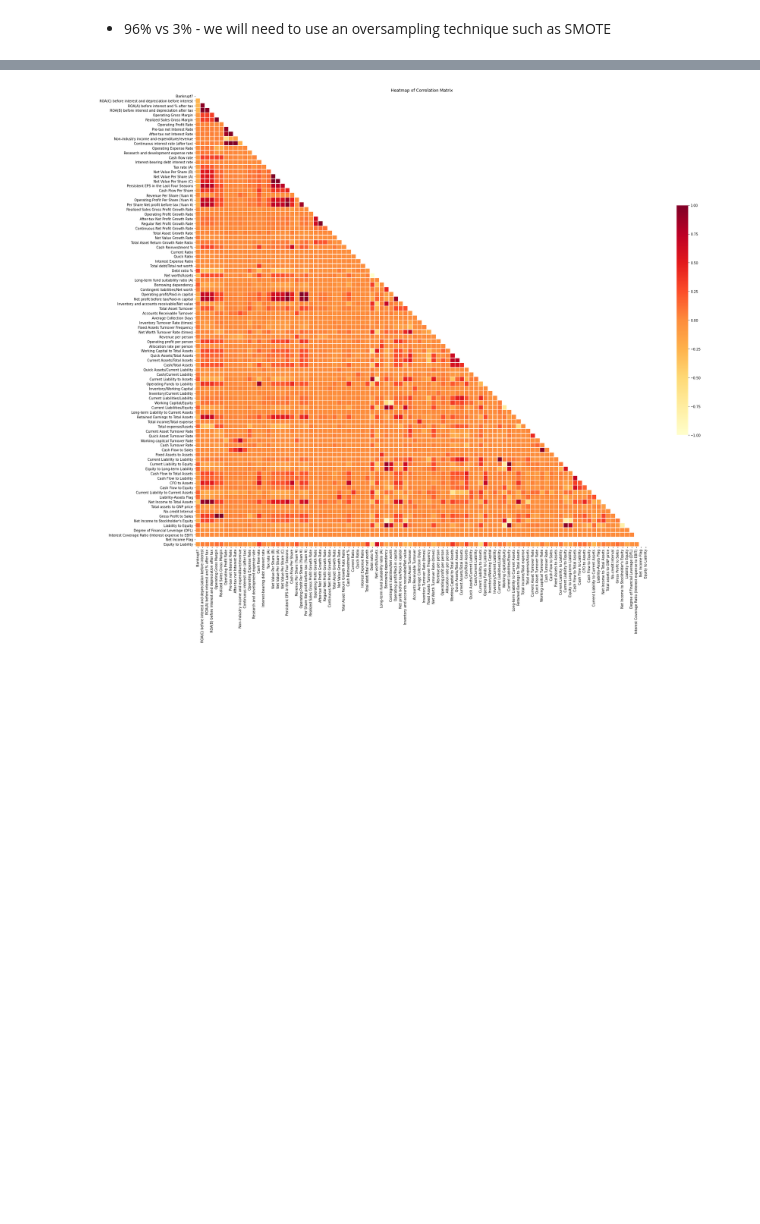
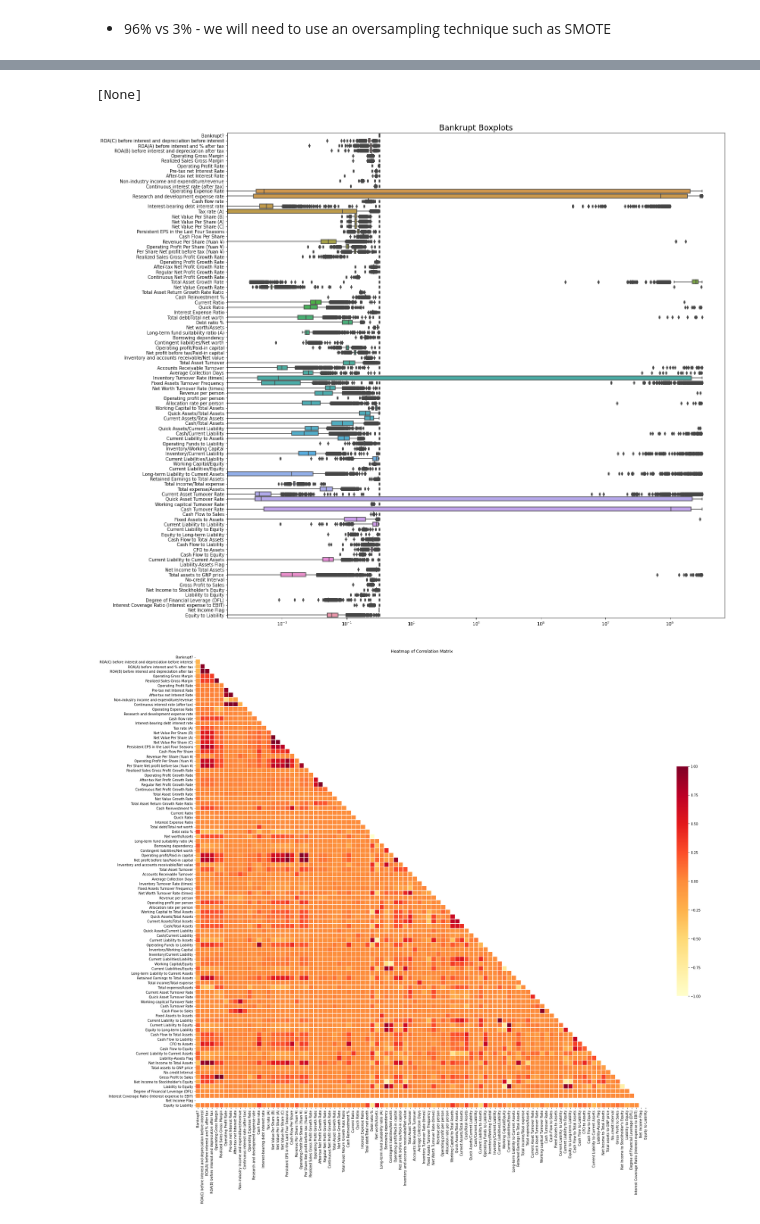
Before and after one commit to ramilchai/project3, a Jupyter notebook: ramil.ipynb, the cells around one changed output, grey strips where cells are left out. Saved outputs shown, nothing was run; the diff lists cells and outputs as text; code cells hidden in the pictures; blank space fills up the shorter version.

```diff
--- a/ramil.ipynb
+++ b/ramil.ipynb
@@ -95,3 +104,12 @@ Name: Bankrupt?, dtype: int64
+# %%
+fig,ax = plt.subplots(figsize = (20,20))
+
+ax =sns.boxplot(data = df, orient="h")
+ax.set_title('Bankrupt Boxplots', fontsize = 18)
+ax.set(xscale="log")
+# %% [output]
+[None]
+[figure, added]
 # %%
 corr = df.corr()
 
```
Also changed, not shown: parts of 53 cells of this notebook.
